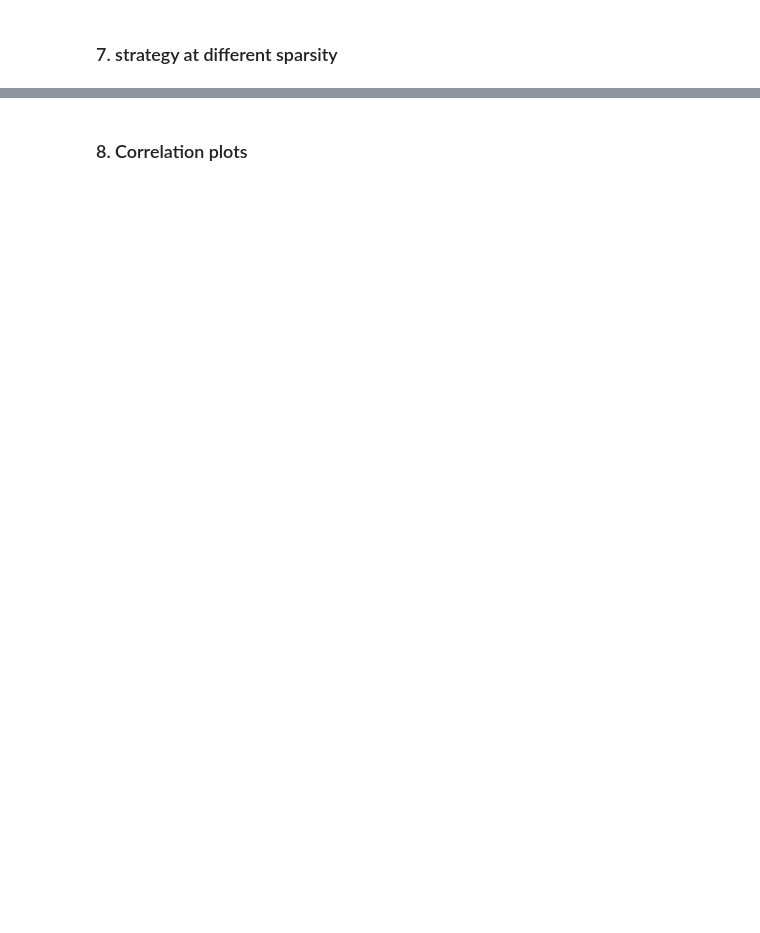
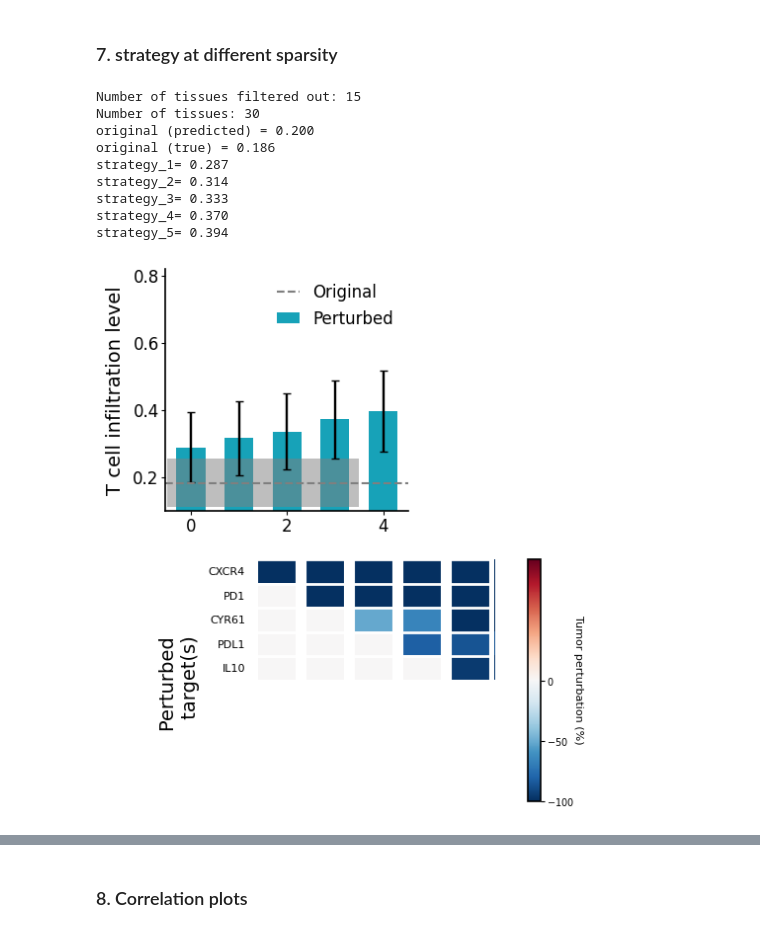
Before and after one commit to neonine2/morpheus-spatial, a Jupyter notebook: reproduction/reproduction_notebook.ipynb, the cells around one changed output, grey strips where cells are left out. Saved outputs shown, nothing was run; the diff lists cells and outputs as text; code cells hidden in the pictures; blank space fills up the shorter version.

```diff
--- a/reproduction/reproduction_notebook.ipynb
+++ b/reproduction/reproduction_notebook.ipynb
@@ -286,18 +296,28 @@ import pandas as pd
 # %%
 allStrategy = pd.read_csv("allstrat_crc.csv")
 tcell_crc = assess_perturbation(
     crc_data,
     allStrategy,
     data_split="test",
-    classify_threshold=0.33,  # 0.33 for CRC
+    classify_threshold=thresholds['CRC'],
     additional_col=["FLD", "type"],
 )
 infiltrate_lower, infiltrate_upper = make_multi_strat_plot(
     allStrategy,
     tcell_crc,
-    chemlabel=["CXCR4", "PD1", "CYR61", "PDL1", "IL10"],
-    save_fig=True,
+    chemlabel=["CXCR4", "PD1", "CYR61", "PDL1", "IL10"]
 )
+# %% [output]
+Number of tissues filtered out: 15
+Number of tissues: 30
+original (predicted) = 0.200
+original (true) = 0.186
+strategy_1= 0.287
+strategy_2= 0.314
+strategy_3= 0.333
+strategy_4= 0.370
+strategy_5= 0.394
+[figure, added]
 # %%
 allStrategy = pd.read_csv("allstrat_mla.csv")
 tcell_mla = assess_perturbation(
```
Also changed, not shown: parts of 14 cells of this notebook, 1 other file.
